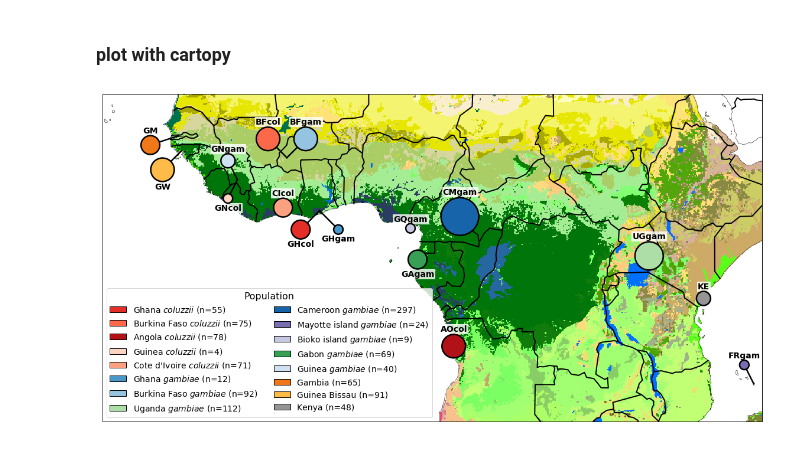
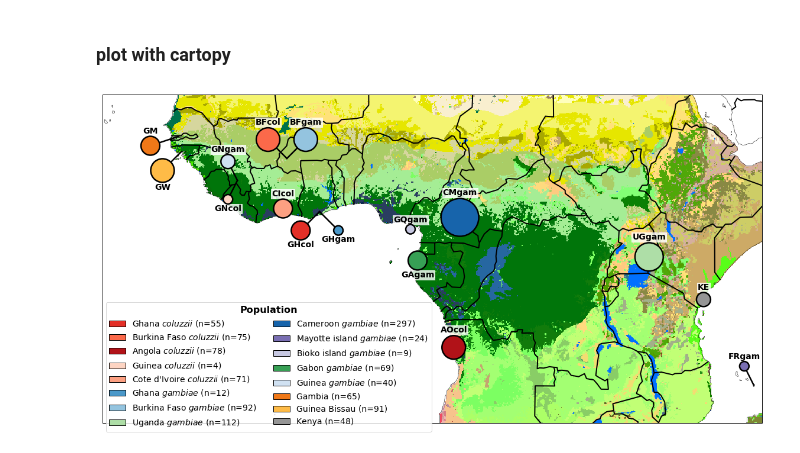
Before and after one commit to alimanfoo/ag1000g-phase2-data-paper, a Jupyter notebook: work/9_collection_map/phase_2_collection_map.ipynb, the cells around one changed output. Saved outputs shown, nothing was run; the diff lists cells and outputs as text; code cells hidden in the pictures.

```diff
--- a/work/9_collection_map/phase_2_collection_map.ipynb
+++ b/work/9_collection_map/phase_2_collection_map.ipynb
@@ -619,45 +529,51 @@ extent_lonlat = (
 # %%
 crs_lonlat = ccrs.PlateCarree()
 # %%
-subplot_kw = dict(projection=crs_lonlat)
-fig, ax = plt.subplots(figsize=(20, 20), subplot_kw=subplot_kw)
-ax.set_extent(extent_lonlat, crs=crs_lonlat)
-ax.imshow(data, cmap=color_map, extent=extent_lonlat, origin='upper')
-ax.coastlines(resolution='50m', linewidth=.5)
-ax.add_feature(cfeature.BORDERS, linewidth=2)
+def plot_shiny_map(fn=None, dpi=150):
+    subplot_kw = dict(projection=crs_lonlat)
+    fig, ax = plt.subplots(figsize=(20, 20), subplot_kw=subplot_kw)
+    ax.set_extent(extent_lonlat, crs=crs_lonlat)
+    ax.imshow(data, cmap=color_map, extent=extent_lonlat, origin='upper')
+    ax.coastlines(resolution='50m', linewidth=.5)
+    ax.add_feature(cfeature.BORDERS, linewidth=2)
 
-for pop, lat, lon, offset_lat, offset_lon, num, pos in zip(list(df['pop']), list(df.lat), list(df.lon), list(df.offset_lat), list(df.offset_lon), list(df.num), list(df.label)):
-        centre = (lon + offset_lon, lat + offset_lat)
-        if num < 25:
-            radius = 0.5
-        elif num < 50:
-            radius = 0.75
-        elif num < 75:
-            radius = 1
-        elif num < 100:
-            radius = 1.25
-        elif num < 125:
-            radius = 1.50
-        else:
-            radius = 2
-        ax.add_patch(plt.Circle(xy=centre, radius=radius, edgecolor='k', linewidth=2.5, facecolor=pop_colors[pop], zorder=7))
+    for pop, lat, lon, offset_lat, offset_lon, num, pos in zip(list(df['pop']), list(df.lat), list(df.lon), list(df.offset_lat), list(df.offset_lon), list(df.num), list(df.label)):
+            centre = (lon + offset_lon, lat + offset_lat)
+            if num < 25:
+                radius = 0.5
+            elif num < 50:
+                radius = 0.75
+            elif num < 75:
+                radius = 1
+            elif num < 100:
+                radius = 1.25
+            elif num < 125:
+                radius = 1.50
+            else:
+                radius = 2
+            ax.add_patch(plt.Circle(xy=centre, radius=radius, edgecolor='k', linewidth=2.5, facecolor=pop_colors[pop], zorder=7))
 
-        if offset_lat != 0 or offset_lon != 0:
-            ax.plot([lon, lon + offset_lon],
-                    [lat, lat + offset_lat], 'k-', lw=2.5)
+            if offset_lat != 0 or offset_lon != 0:
+                ax.plot([lon, lon + offset_lon],
+                        [lat, lat + offset_lat], 'k-', lw=2.5)
 
-        lbl = pop
-        if pos == 'bottom':
-            ax.text(centre[0], centre[1] + (radius + (0.1 * radius)), lbl, ha='center', va='bottom', fontsize=14, fontweight='bold', bbox=dict(edgecolor='w', facecolor='w', pad=1, alpha=.8, ), zorder=6)
-        if pos == 'top':
-            ax.text(centre[0], centre[1] - (radius + (0.1 * radius)), lbl, ha='center', va='top', fontsize=14, fontweight='bold', bbox=dict(edgecolor='w', facecolor='w', pad=1, alpha=.8, ), zorder=6)
+            lbl = pop
+            if pos == 'bottom':
+                ax.text(centre[0], centre[1] + (radius + (0.1 * radius)), lbl, ha='center', va='bottom', fontsize=14, fontweight='bold', bbox=dict(edgecolor='w', facecolor='w', pad=1, alpha=.8, ), zorder=6)
+            if pos == 'top':
+                ax.text(centre[0], centre[1] - (radius + (0.1 * radius)), lbl, ha='center', va='top', fontsize=14, fontweight='bold', bbox=dict(edgecolor='w', facecolor='w', pad=1, alpha=.8, ), zorder=6)
 
-ax.set_extent([-24, 46, -14, 15])
+    ax.set_extent([-24, 46, -14, 15])
 
-handles = [mpl.patches.Patch(facecolor=pop_colors[k], edgecolor='k', label=df[df['pop'] == k].long.values[0]) for k in list(col_dict.keys())]
-#handles = [mpl.patches.Patch(facecolor=hap_colors[k], edgecolor='k', label=human_hap_labels[k]) for k in hap_label
-leg = ax.legend(handles=handles, bbox_to_anchor=(0.0, 0.42), loc='upper left', title='Population', ncol=2, fontsize=14 )
-leg.get_title().set_fontsize('16')
-leg._legend_box.align = "center";
+    handles = [mpl.patches.Patch(facecolor=pop_colors[k], edgecolor='k', label=df[df['pop'] == k].long.values[0]) for k in list(col_dict.keys())]
+    #handles = [mpl.patches.Patch(facecolor=hap_colors[k], edgecolor='k', label=human_hap_labels[k]) for k in hap_label
+    leg = ax.legend(handles=handles, bbox_to_anchor=(-0.0009, 0.38), loc='upper left', title='Population', ncol=2, fontsize=14 )
+    leg.get_title().set_fontsize('16')
+    leg.get_title().set_fontweight('bold')
+    leg._legend_box.align = "center"
+    if fn:
+        fig.savefig(fn, jpeg_quality=100, dpi=dpi, bbox_inches='tight');
-# %% [output]
-[figure, removed]
+# %%
+plot_shiny_map(fn='shiny_eco_test_map.jpg', dpi=150)
+# %% [output]
+[figure, added]
```
Also changed, not shown: parts of 5 cells of this notebook, 1 other file.
